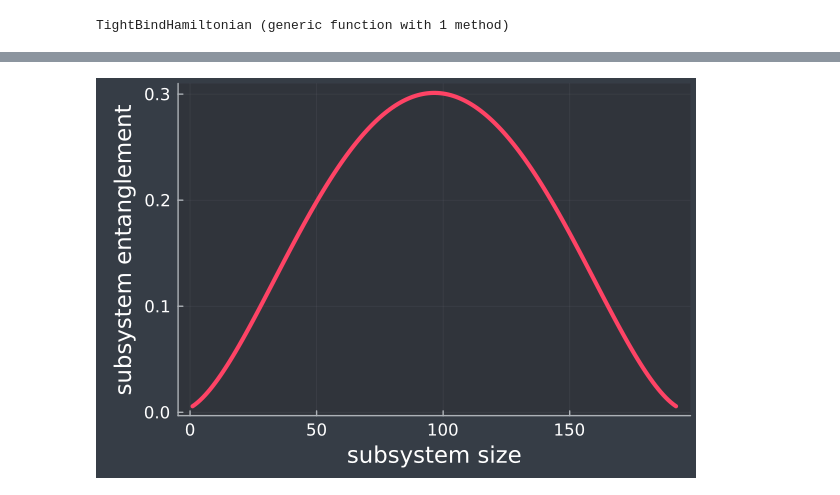
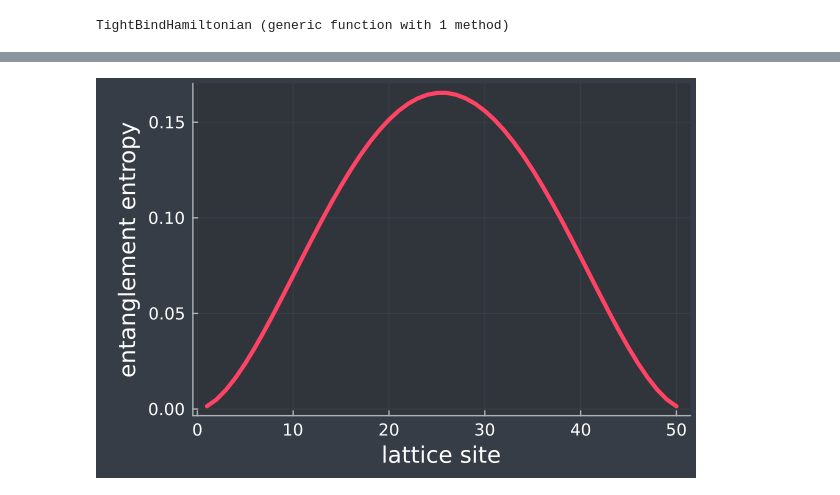
Before and after one commit to abhirup-m/fermions.jl, a Jupyter notebook: examples/TightBinding1D.ipynb, the cells around one changed output, grey strips where cells are left out. Cells and saved outputs as stored; diff of their text form; code cells hidden in the pictures.

````diff
--- a/examples/TightBinding1D.ipynb
+++ b/examples/TightBinding1D.ipynb
@@ -33,3 +36,7 @@ Most applications of this libray require us to define a choice of basis states.
 basis = fermions.BasisStates(numSites, occupancy)
 ```
 Here, the first argument `numSites` is an `Int` that represents the number of lattice sites that must be taken into account while creating the basis, while the second (optional) argument `occupancy` is another `Int` which represents the number of occupied particles in the basis states. For example, if we choose `basis = fermions.BasisStates(2, 1)`, that will return the basis states involving two lattice sites and one electron occupying those sites, leading to the basis `[1, 0], [0, 1]`.
+# %%
+numSites = 2 # number of lattice sites
+occupancy = 1
+basis = fermions.BasisStates(numSites, occupancy)
@@ -107,6 +94,6 @@ As another physically-motivated demonstration, we will calculate the real-space
 # %%
 # get basis, Hamiltonian and eigenvectors.
-numSites = 200
+numSites = 50
 basis = fermions.BasisStates(numSites, 1)
 hamiltonian = TightBindHamiltonian(numSites)
 eigvals, eigvecs = fermions.Spectrum(hamiltonian, basis)
@@ -114,7 +101,7 @@ eigvals, eigvecs = fermions.Spectrum(hamiltonian, basis)
 # Define the local density operator, which is just the number operator n_i at a site i.
 # Within the fermions.jl library, the number operator is represented using "n", just as c
 # and c^† are represented using "-" and "+".
-densityOperators = [[("n", [i], 1.0)] for i in 1:2:numSites]
+densityOperators = [[("n", [i], 1.0)] for i in 1:numSites]
 
 # calculate the expectation value of the local density operator in the ground state
 # and a mid-spectrum state. the expectation value is calculated using an internal
@@ -133,10 +120,10 @@ Measures of entanglement quantify how much a subsystem is correlated with other
 # %%
 # define regions of space of increasing size
-subsystemIndices = [collect(i-4:i+4) for i in 5:numSites-4]
+subsystemIndices = [[i] for i in 1:numSites]
 
 # calculate entanglement entropy of these regions
 SEE = [fermions.vnEntropy(eigvecs[1], indices) for indices in subsystemIndices]
 Plots.plot(SEE, thickness_scaling=1.4, linewidth=3, legend=false,
-        xlabel="subsystem size", ylabel="subsystem entanglement", margin=-1mm)
+        xlabel="lattice site", ylabel="entanglement entropy", margin=-1mm)
 # %% [output]
-[figure, old version]
+[figure, new version]
````
Also changed, not shown: parts of 15 cells of this notebook.
